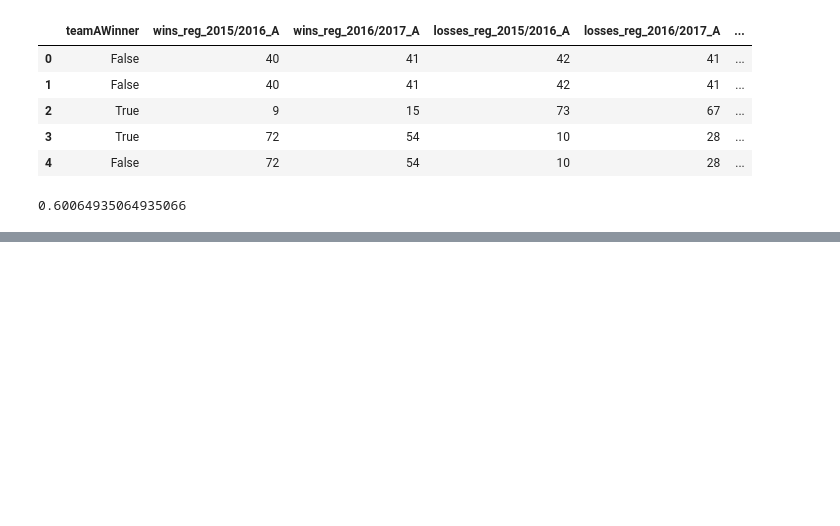
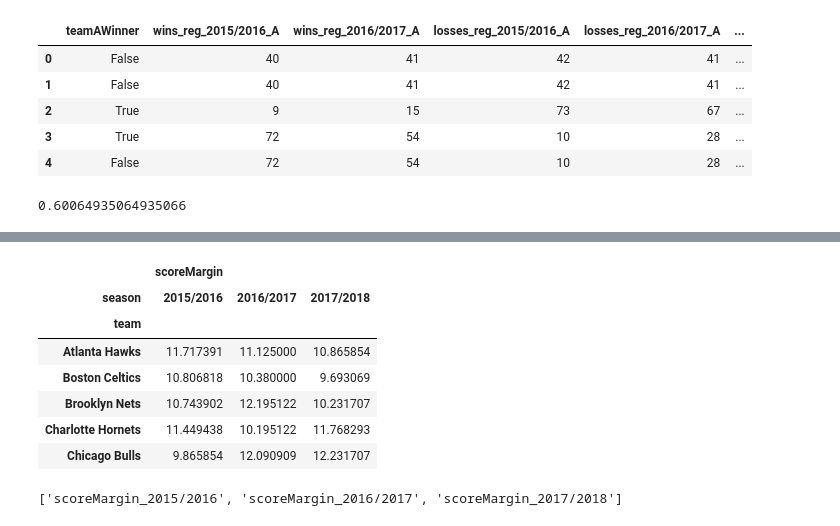
Before and after one commit to jgoerner/SportsPrediction, a Jupyter notebook: NBA/notebooks/1.7-first-model.ipynb, the cells around one changed output, grey strips where cells are left out. Drawn from its saved outputs; the diff is of its cells as text; code cells hidden in the pictures; blank space fills up the shorter version.

```diff
--- a/NBA/notebooks/1.7-first-model.ipynb
+++ b/NBA/notebooks/1.7-first-model.ipynb
@@ -160,0 +215,18 @@ lr.score(X_test, y_test)
+# %%
+cypher = """
+MATCH
+    (t:Team)-[:SCORED]->(s:Score)-[:IN_GAME]->(g:Game)<-[:IN_GAME]-(s2:Score)<-[:SCORED]-(t2:Team), (sea:Season)
+WHERE
+    (g)-[:TOOK_PLACE_IN]->(sea)
+RETURN
+    t.name as team,
+    avg(abs(s.score - s2.score)) as scoreMargin,
+    sea.name as season
+ORDER BY
+    team, season
+
+"""
+# %%
+data, cols = db.cypher_query(cypher)
+# %%
+df_scoreMargin = pd.DataFrame(data=data, columns=cols)
@@ -160,0 +242,13 @@ lr.score(X_test, y_test)
+# %%
+df_scoreMargin_test = df_scoreMargin.pivot(index="team", columns="season")
+# %%
+df_scoreMargin_test.head()
+# %% [output]
+|  | scoreMargin |  |  |
+| season | 2015/2016 | 2016/2017 | 2017/2018 |
+| team |  |  |  |
+| Atlanta Hawks | 11.717391 | 11.125000 | 10.865854 |
+| Boston Celtics | 10.806818 | 10.380000 | 9.693069 |
+| Brooklyn Nets | 10.743902 | 12.195122 | 10.231707 |
+| Charlotte Hornets | 11.449438 | 10.195122 | 11.768293 |
+| Chicago Bulls | 9.865854 | 12.090909 | 12.231707 |
@@ -160,0 +259,4 @@ lr.score(X_test, y_test)
+# %%
+cols
+# %% [output]
+['scoreMargin_2015/2016', 'scoreMargin_2016/2017', 'scoreMargin_2017/2018']
```
Also changed, not shown: parts of 17 cells of this notebook, 2 other files.
